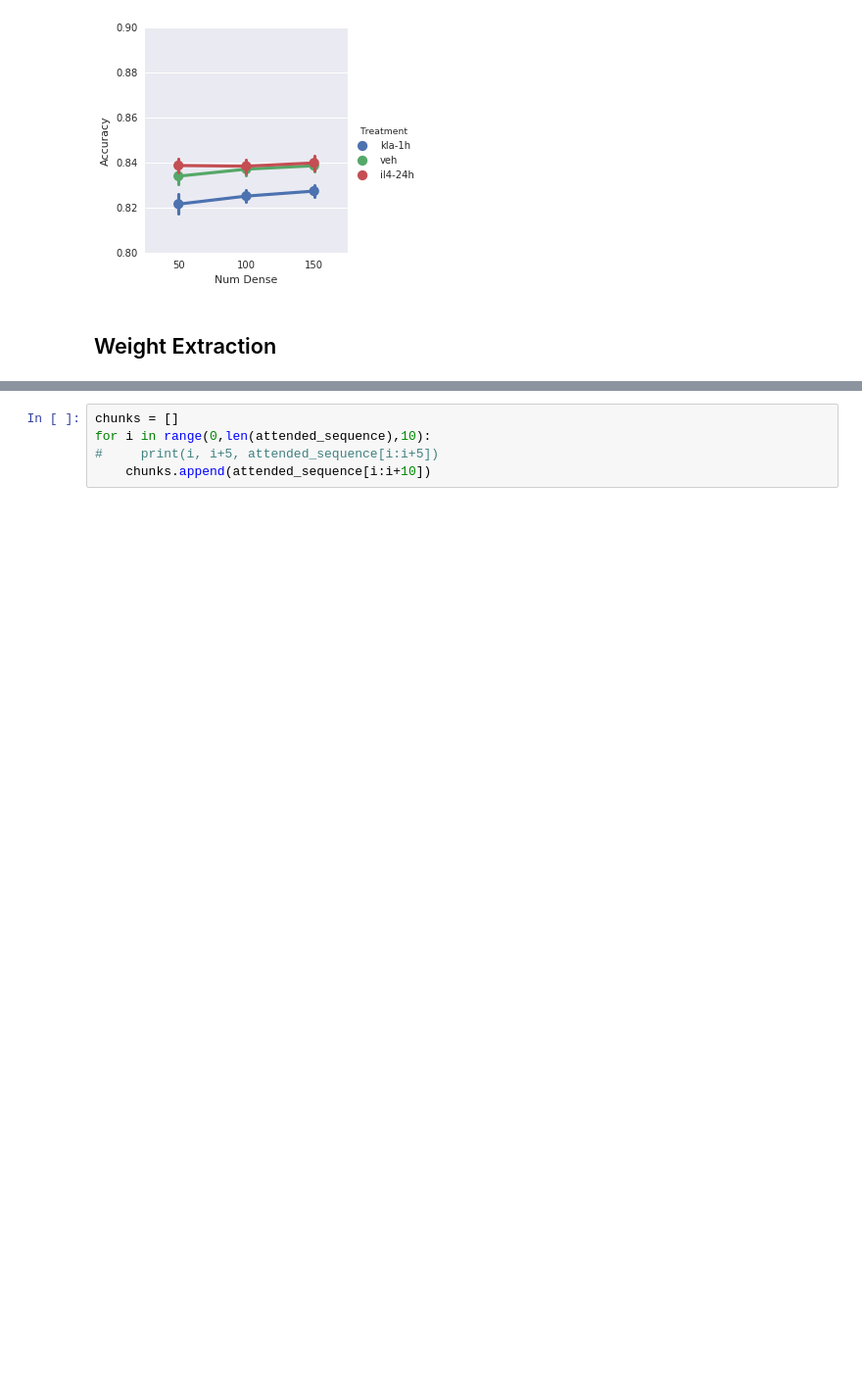
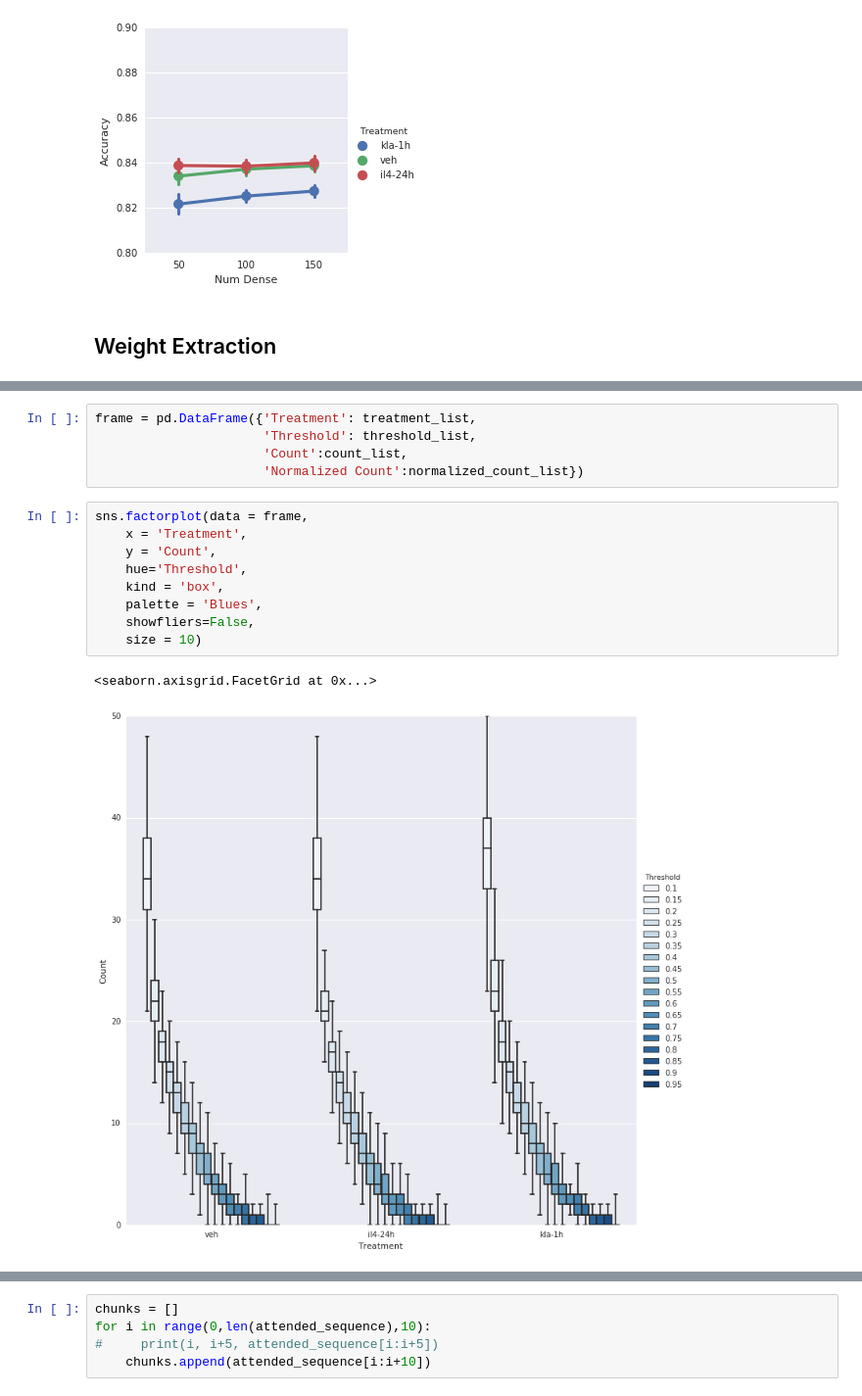
Before and after one commit to jenhantao/genomic_grammar, a Jupyter notebook: Attention Only Classification Analysis.ipynb, the cells around one changed output, grey strips where cells are left out. Shown at 98% size. Cells and saved outputs as stored; diff of their text form; blank space fills up the shorter version.

```diff
--- a/Attention Only Classification Analysis.ipynb
+++ b/Attention Only Classification Analysis.ipynb
@@ -603,0 +634,17 @@ for ps in ['c57bl6_kla-1h_peaks.fasta', 'c57bl6_veh_peaks.fasta', 'c57bl6_il4-24
+# %%
+frame = pd.DataFrame({'Treatment': treatment_list,
+                      'Threshold': threshold_list,
+                      'Count':count_list,
+                      'Normalized Count':normalized_count_list})
+# %%
+sns.factorplot(data = frame,
+    x = 'Treatment',
+    y = 'Count',
+    hue='Threshold',
+    kind = 'box',
+    palette = 'Blues',
+    showfliers=False,
+    size = 10)
+# %% [output]
+<seaborn.axisgrid.FacetGrid at 0x...>
+[figure, added]
```
Also changed, not shown: parts of 18 cells of this notebook.
